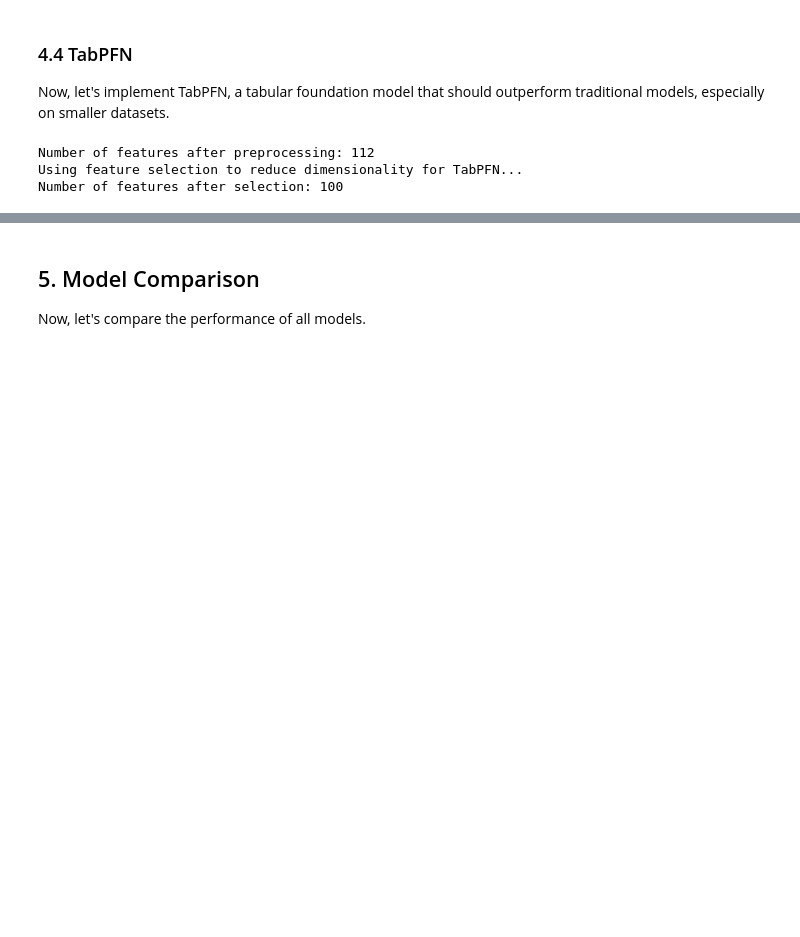
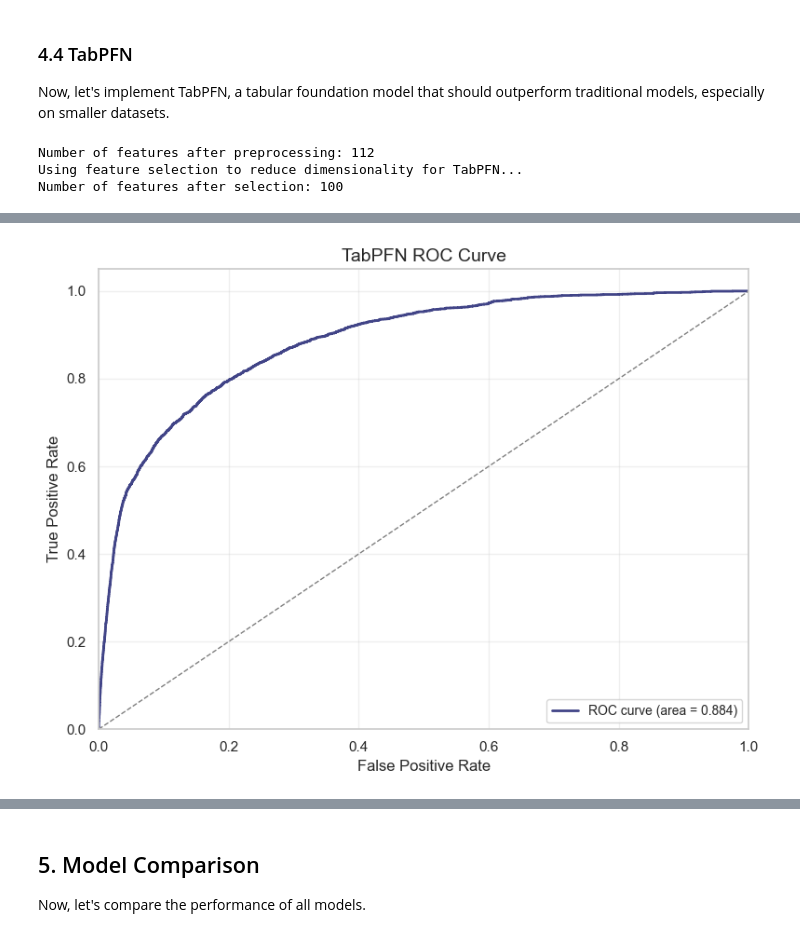
Before and after one commit to CharbonneauJean/OC-P7, a Jupyter notebook: notebook3.ipynb, the cells around one changed output, grey strips where cells are left out. Drawn from its saved outputs; the diff is of its cells as text; code cells hidden in the pictures; blank space fills up the shorter version.

```diff
--- a/notebook3.ipynb
+++ b/notebook3.ipynb
@@ -949,0 +971,97 @@ plt.show()
+# %%
+# Assuming y_test and y_pred_tabpfn are already defined in your notebook
+# And that plotly.express as px and plotly.graph_objects as go are imported
+
+# from sklearn.metrics import confusion_matrix # Should be already imported
+# import plotly.express as px
+# import plotly.graph_objects as go
+# import numpy as np # Should be already imported
+
+# Example data (replace with your actual y_test and y_pred_tabpfn)
+# if 'y_test' not in globals() or 'y_pred_tabpfn' not in globals():
+#     np.random.seed(42)
+#     y_test = np.random.randint(0, 2, size=100)
+#     y_pred_tabpfn = np.random.randint(0, 2, size=100)
+
+
+# Calculate confusion matrix for TabPFN
+cm_tabpfn = confusion_matrix(y_test, y_pred_tabpfn) #
+labels = ['No Heart Attack', 'Heart Attack']
+
+# Create heatmap annotations
+annotations_tabpfn = []
+for i in range(cm_tabpfn.shape[0]):
+    for j in range(cm_tabpfn.shape[1]):
+        annotations_tabpfn.append(
+            go.layout.Annotation(
+                x=labels[j],
+                y=labels[i],
+                text=str(cm_tabpfn[i, j]),
+                showarrow=False,
+                font=dict(color="white" if cm_tabpfn[i,j] > cm_tabpfn.max()/2 else "black") # Adjust text color for contrast
+            )
+        )
+
+# Plot confusion matrix for TabPFN using Plotly
+fig_cm_tabpfn = px.imshow(
+    cm_tabpfn,
+    labels=dict(x="Predicted Label", y="True Label", color="Count"),
+    x=labels,
+    y=labels,
+    color_continuous_scale='Blues',
+    text_auto=False # We are adding custom annotations
+)
+fig_cm_tabpfn.update_layout(
+    title_text='TabPFN Confusion Matrix', #
+    title_x=0.5,
+    xaxis_title="Predicted Label", #
+    yaxis_title="True Label", #
+    annotations=annotations_tabpfn,
+    xaxis=dict(tickvals=[0, 1], ticktext=labels, tickfont=dict(size=10)), #
+    yaxis=dict(tickvals=[0, 1], ticktext=labels, tickfont=dict(size=10)) #
+)
+fig_cm_tabpfn.show()
+
+# # Plot confusion matrix for TabPFN
+# plt.figure(figsize=(8, 6))
+# cm_tabpfn = confusion_matrix(y_test, y_pred_tabpfn)
+# sns.heatmap(cm_tabpfn, annot=True, fmt='d', cmap='Blues', cbar=False)
+# plt.title('TabPFN Confusion Matrix', fontsize=14)
+# plt.xlabel('Predicted Label', fontsize=12)
+# plt.ylabel('True Label', fontsize=12)
+# plt.xticks([0.5, 1.5], ['No Heart Attack', 'Heart Attack'], fontsize=10)
+# plt.yticks([0.5, 1.5], ['No Heart Attack', 'Heart Attack'], fontsize=10, rotation=0)
+# plt.tight_layout()
+# plt.show()
+
+# Plot ROC curve for TabPFN
+plt.figure(figsize=(8, 6))
+fpr_tabpfn, tpr_tabpfn, _ = roc_curve(y_test, y_prob_tabpfn)
+plt.plot(fpr_tabpfn, tpr_tabpfn, color=colors[0], lw=2, label=f'ROC curve (area = {roc_auc_tabpfn:.3f})')
+plt.plot([0, 1], [0, 1], color='gray', lw=1, linestyle='--')
+plt.xlim([0.0, 1.0])
+plt.ylim([0.0, 1.05])
+plt.xlabel('False Positive Rate', fontsize=12)
+plt.ylabel('True Positive Rate', fontsize=12)
+plt.title('TabPFN ROC Curve', fontsize=14)
+plt.legend(loc="lower right", fontsize=10)
+plt.grid(alpha=0.3)
+plt.tight_layout()
+plt.show()
+
+# Plot precision-recall curve for TabPFN
+plt.figure(figsize=(8, 6))
+precision_curve_tabpfn, recall_curve_tabpfn, _ = precision_recall_curve(y_test, y_prob_tabpfn)
+plt.plot(recall_curve_tabpfn, precision_curve_tabpfn, color=colors[1], lw=2, label=f'AP = {avg_precision_tabpfn:.3f}')
+plt.axhline(y=sum(y_test)/len(y_test), color='gray', linestyle='--', label=f'Baseline (y_freq = {sum(y_test)/len(y_test):.3f})')
+plt.xlim([0.0, 1.0])
+plt.ylim([0.0, 1.05])
+plt.xlabel('Recall', fontsize=12)
+plt.ylabel('Precision', fontsize=12)
+plt.title('TabPFN Precision-Recall Curve', fontsize=14)
+plt.legend(loc="best", fontsize=10)
+plt.grid(alpha=0.3)
+plt.tight_layout()
+plt.show()
+# %% [output]
+[figure, added]
```
Also changed, not shown: parts of 14 cells of this notebook, 2 other files.
